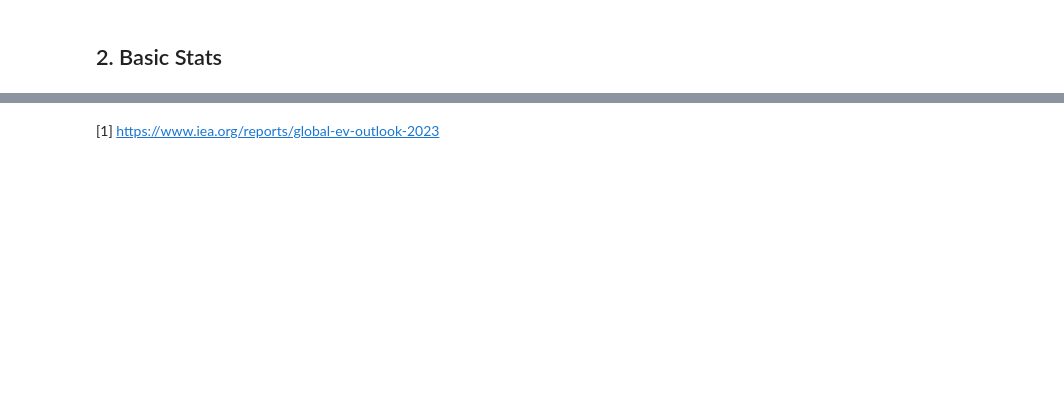
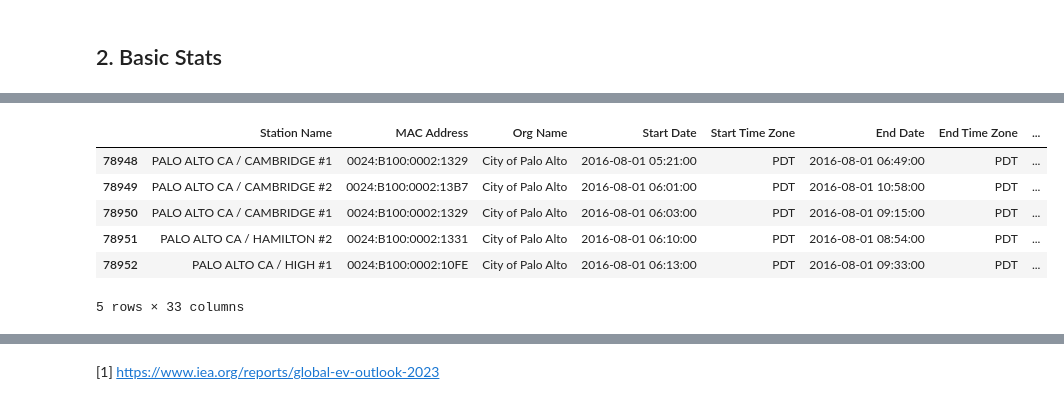
Before and after one commit to AndroCrunch/EV_Availability_G23, a Jupyter notebook: analysis5_andro.ipynb, the cells around one changed output, grey strips where cells are left out. Cells and saved outputs as stored; diff of their text form; code cells hidden in the pictures; blank space fills up the shorter version.

```diff
--- a/analysis5_andro.ipynb
+++ b/analysis5_andro.ipynb
@@ -52,0 +135,9 @@ For deeper understanding of the problem at a local level, we use city of **Palo
+# %%
+data = data.drop_duplicates()
+# Check for duplicate rows
+duplicate_rows = data[data.duplicated()]
+print(f"Number of duplicate rows: {len(duplicate_rows)}")
+
+# Get unique rows
+unique_rows = data.drop_duplicates()
+print(f"Number of unique rows: {len(unique_rows)}")
@@ -52,0 +150,3 @@ For deeper understanding of the problem at a local level, we use city of **Palo
+# %%
+data_cleaned = data.dropna()
+data_cleaned.info()
@@ -52,0 +171,16 @@ For deeper understanding of the problem at a local level, we use city of **Palo
+# %%
+data_cleaned['Start Date'] = pd.to_datetime(data_cleaned['Start Date'], errors='coerce')
+data_cleaned['End Date'] = pd.to_datetime(data_cleaned['End Date'], errors='coerce')
+data_cleaned['Transaction Date (Pacific Time)'] = pd.to_datetime(data_cleaned['Transaction Date (Pacific Time)'], errors='coerce')
+data_cleaned['Total Duration (hh:mm:ss)'] = pd.to_timedelta(data_cleaned['Total Duration (hh:mm:ss)'])
+data_cleaned['Charging Time (hh:mm:ss)'] = pd.to_timedelta(data_cleaned['Charging Time (hh:mm:ss)'])
+
+data_cleaned.head(5)
+# %% [output]
+|  | Station Name | MAC Address | Org Name | Start Date | Start Time Zone | End Date | End Time Zone | ... |
+| 78948 | PALO ALTO CA / CAMBRIDGE #1 | 0024:B100:0002:1329 | City of Palo Alto | 2016-08-01 05:21:00 | PDT | 2016-08-01 06:49:00 | PDT | ... |
+| 78949 | PALO ALTO CA / CAMBRIDGE #2 | 0024:B100:0002:13B7 | City of Palo Alto | 2016-08-01 06:01:00 | PDT | 2016-08-01 10:58:00 | PDT | ... |
+| 78950 | PALO ALTO CA / CAMBRIDGE #1 | 0024:B100:0002:1329 | City of Palo Alto | 2016-08-01 06:03:00 | PDT | 2016-08-01 09:15:00 | PDT | ... |
+| 78951 | PALO ALTO CA / HAMILTON #2 | 0024:B100:0002:1331 | City of Palo Alto | 2016-08-01 06:10:00 | PDT | 2016-08-01 08:54:00 | PDT | ... |
+| 78952 | PALO ALTO CA / HIGH #1 | 0024:B100:0002:10FE | City of Palo Alto | 2016-08-01 06:13:00 | PDT | 2016-08-01 09:33:00 | PDT | ... |
+5 rows × 33 columns
```
Also changed, not shown: parts of 39 cells of this notebook, 3 other files.
